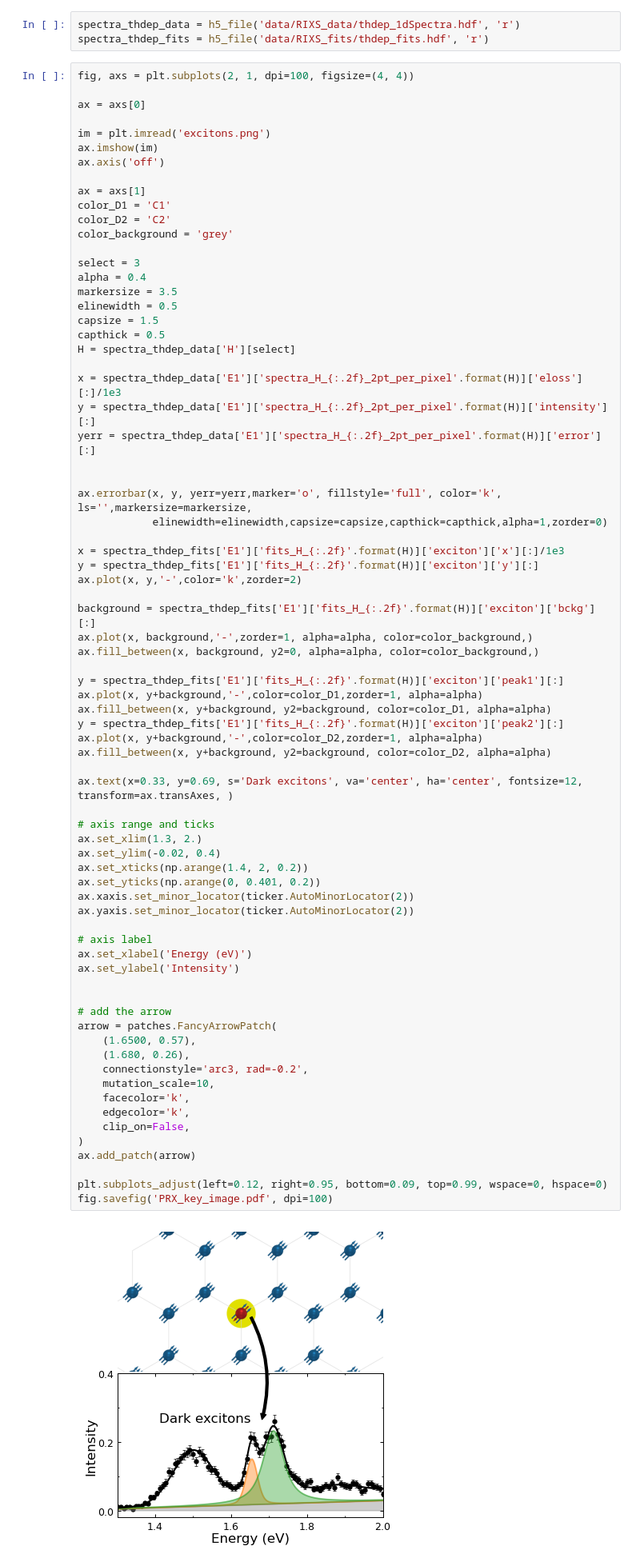
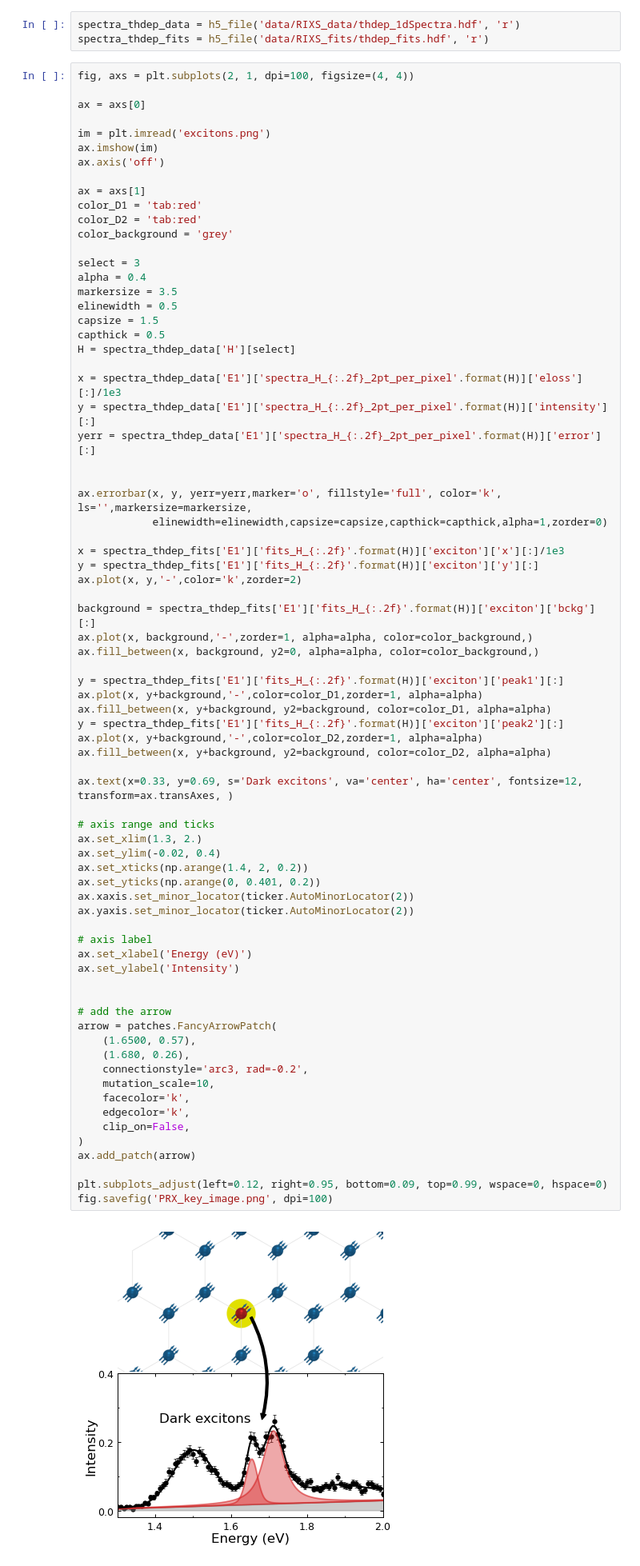
Before and after one commit to mpmdean/He2024dispersive, a Jupyter notebook: PRX_key_image.ipynb, the cells around one changed output. Shown at 80% size. Saved outputs shown, nothing was run; the diff lists cells and outputs as text.

Commit message:
png and color change

```diff
--- a/PRX_key_image.ipynb
+++ b/PRX_key_image.ipynb
@@ -53,8 +53,8 @@ ax.imshow(im)
 ax.axis('off')
 
 ax = axs[1]
-color_D1 = 'C1'
-color_D2 = 'C2'
+color_D1 = 'tab:red'
+color_D2 = 'tab:red'
 color_background = 'grey'
 
 select = 3
@@ -90,32 +90,32 @@ ax.fill_between(x, y+background, y2=background, color=color_D2, alpha=alpha)
 
 ax.text(x=0.33, y=0.69, s='Dark excitons', va='center', ha='center', fontsize=12, transform=ax.transAxes, )
 
 # axis range and ticks
 ax.set_xlim(1.3, 2.)
 ax.set_ylim(-0.02, 0.4)
 ax.set_xticks(np.arange(1.4, 2, 0.2))
 ax.set_yticks(np.arange(0, 0.401, 0.2))
 ax.xaxis.set_minor_locator(ticker.AutoMinorLocator(2))
 ax.yaxis.set_minor_locator(ticker.AutoMinorLocator(2))
 
 # axis label
 ax.set_xlabel('Energy (eV)')
 ax.set_ylabel('Intensity')
 
 
 # add the arrow
 arrow = patches.FancyArrowPatch(
     (1.6500, 0.57),
     (1.680, 0.26),
     connectionstyle='arc3, rad=-0.2',
     mutation_scale=10,
     facecolor='k',
     edgecolor='k',
     clip_on=False,
 )
 ax.add_patch(arrow)
 
 plt.subplots_adjust(left=0.12, right=0.95, bottom=0.09, top=0.99, wspace=0, hspace=0)
-fig.savefig('PRX_key_image.pdf', dpi=100)
+fig.savefig('PRX_key_image.png', dpi=100)
 # %% [output]
-[figure, old version]
+[figure, new version]
```
Also changed, not shown: 2 other files.
